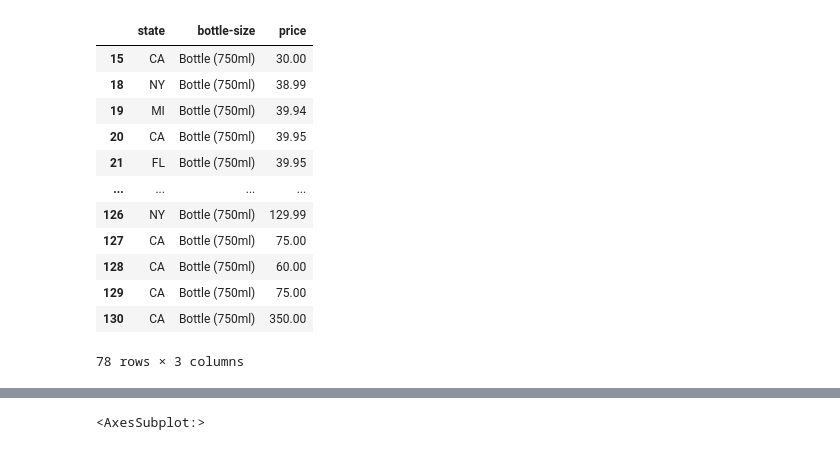
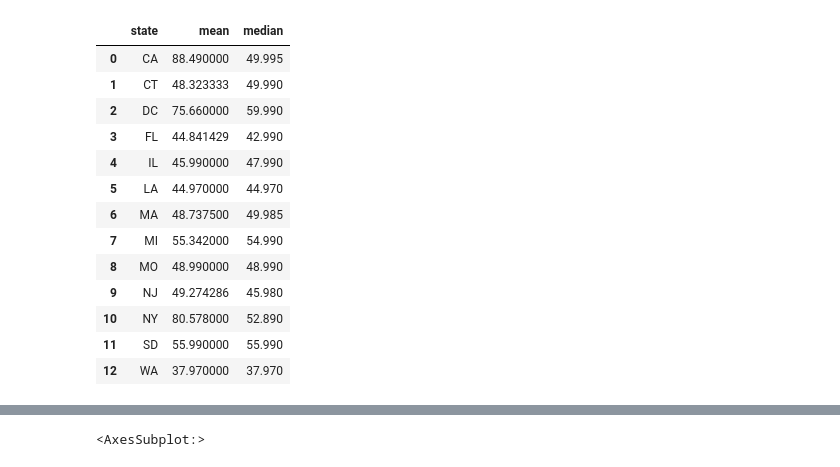
Before and after one commit to kaceejian/Rose_All_Day, a Jupyter notebook: preliminary_analysis.ipynb, the cells around one changed output, grey strips where cells are left out. Saved outputs shown, nothing was run; the diff lists cells and outputs as text; code cells hidden in the pictures.

```diff
--- a/preliminary_analysis.ipynb
+++ b/preliminary_analysis.ipynb
@@ -18,21 +19,24 @@ raw_data_df.head()
 # %%
 raw_data_slimmed_df = raw_data_df[["state","bottle-size","price"]]
 raw_data_slimmed2_df = raw_data_slimmed_df.loc[raw_data_slimmed_df["bottle-size"]=="Bottle (750ml)"]
-raw_data_slimmed2_df
+raw_data_agg_df = raw_data_slimmed2_df.groupby(by="state").agg(["mean","median"]).droplevel(0, axis=1)
+raw_data_agg_df.reset_index(level=0, inplace=True)
+raw_data_agg_df
 # %% [output]
-|  | state | bottle-size | price |
-| 15 | CA | Bottle (750ml) | 30.00 |
-| 18 | NY | Bottle (750ml) | 38.99 |
-| 19 | MI | Bottle (750ml) | 39.94 |
-| 20 | CA | Bottle (750ml) | 39.95 |
-| 21 | FL | Bottle (750ml) | 39.95 |
-| ... | ... | ... | ... |
-| 126 | NY | Bottle (750ml) | 129.99 |
-| 127 | CA | Bottle (750ml) | 75.00 |
-| 128 | CA | Bottle (750ml) | 60.00 |
-| 129 | CA | Bottle (750ml) | 75.00 |
-| 130 | CA | Bottle (750ml) | 350.00 |
+|  | state | mean | median |
+| 0 | CA | 88.490000 | 49.995 |
+| 1 | CT | 48.323333 | 49.990 |
+| 2 | DC | 75.660000 | 59.990 |
+| 3 | FL | 44.841429 | 42.990 |
+| 4 | IL | 45.990000 | 47.990 |
+| 5 | LA | 44.970000 | 44.970 |
+| 6 | MA | 48.737500 | 49.985 |
+| 7 | MI | 55.342000 | 54.990 |
+| 8 | MO | 48.990000 | 48.990 |
+| 9 | NJ | 49.274286 | 45.980 |
+| 10 | NY | 80.578000 | 52.890 |
+| 11 | SD | 55.990000 | 55.990 |
+| 12 | WA | 37.970000 | 37.970 |
-78 rows × 3 columns
 # %%
 states = "Resources/cb_2018_us_state_20m/cb_2018_us_state_20m.shp"
 map_df = gpd.read_file(states)
```
Also changed, not shown: parts of 4 cells of this notebook.
